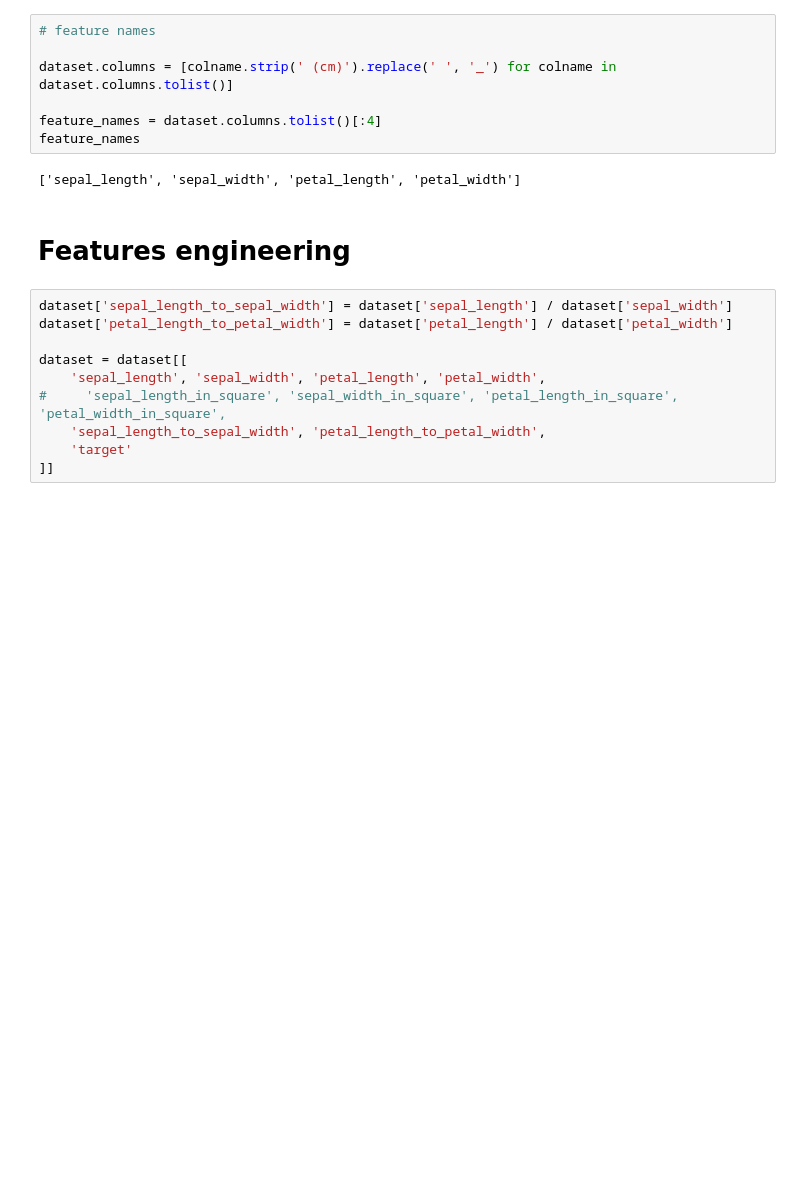
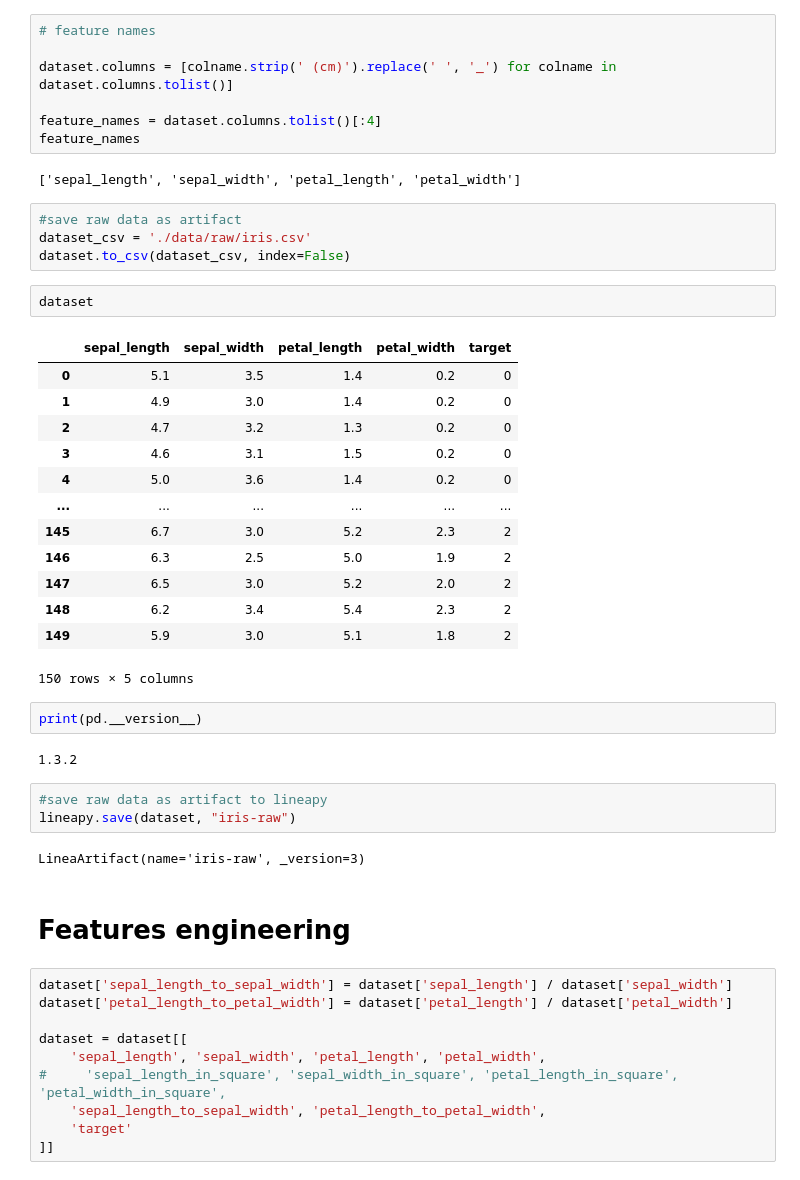
Before and after one commit to iterative/course-ds-base, a Jupyter notebook: lineapy-trial-prototype.ipynb, the cells around one changed output. Drawn from its saved outputs; the diff is of its cells as text; blank space fills up the shorter version.

```diff
--- a/lineapy-trial-prototype.ipynb
+++ b/lineapy-trial-prototype.ipynb
@@ -70,6 +82,35 @@ feature_names = dataset.columns.tolist()[:4]
 feature_names
 # %% [output]
 ['sepal_length', 'sepal_width', 'petal_length', 'petal_width']
+# %%
+#save raw data as artifact
+dataset_csv = './data/raw/iris.csv'
+dataset.to_csv(dataset_csv, index=False)
+# %%
+dataset
+# %% [output]
+|  | sepal_length | sepal_width | petal_length | petal_width | target |
+| 0 | 5.1 | 3.5 | 1.4 | 0.2 | 0 |
+| 1 | 4.9 | 3.0 | 1.4 | 0.2 | 0 |
+| 2 | 4.7 | 3.2 | 1.3 | 0.2 | 0 |
+| 3 | 4.6 | 3.1 | 1.5 | 0.2 | 0 |
+| 4 | 5.0 | 3.6 | 1.4 | 0.2 | 0 |
+| ... | ... | ... | ... | ... | ... |
+| 145 | 6.7 | 3.0 | 5.2 | 2.3 | 2 |
+| 146 | 6.3 | 2.5 | 5.0 | 1.9 | 2 |
+| 147 | 6.5 | 3.0 | 5.2 | 2.0 | 2 |
+| 148 | 6.2 | 3.4 | 5.4 | 2.3 | 2 |
+| 149 | 5.9 | 3.0 | 5.1 | 1.8 | 2 |
+150 rows × 5 columns
+# %%
+print(pd.__version__)
+# %% [output]
+1.3.2
+# %%
+#save raw data as artifact to lineapy
+lineapy.save(dataset, "iris-raw")
+# %% [output]
+LineaArtifact(name='iris-raw', _version=3)
 # %% [markdown]
 # Features engineering
 # %%
```
Also changed, not shown: parts of 15 cells of this notebook.
